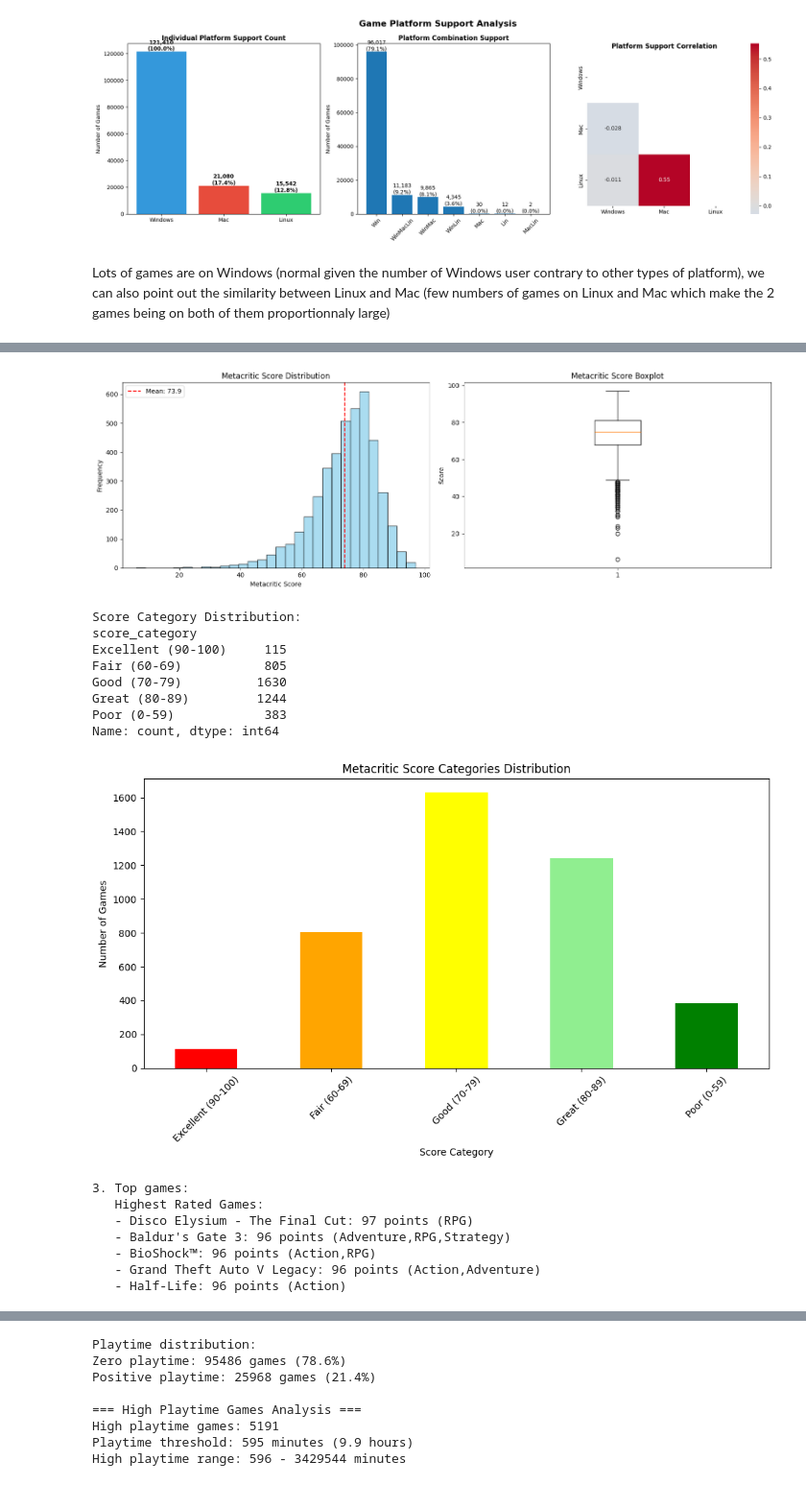
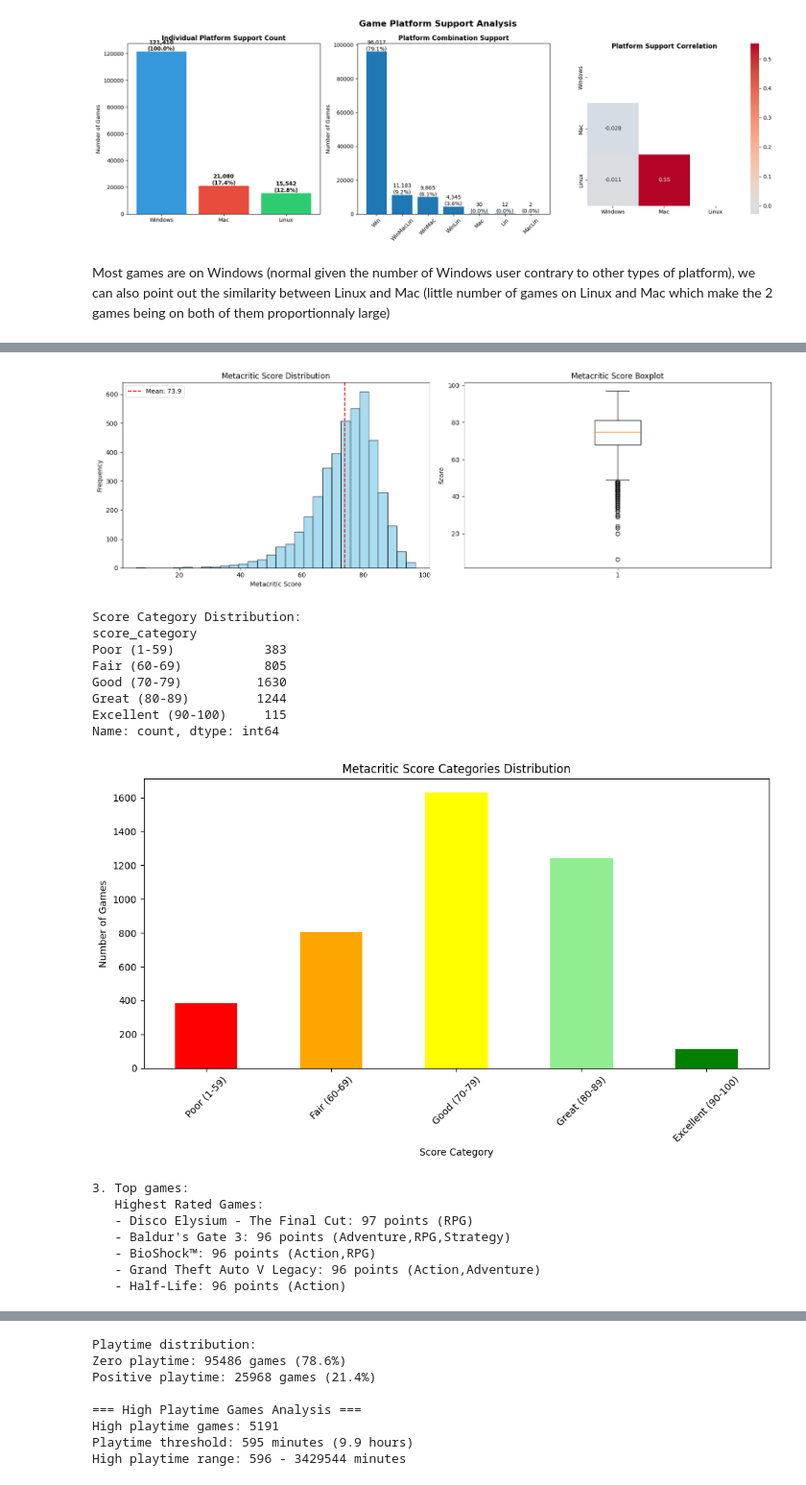
Before and after one commit to Thethomasbutnottheleast/Steam-Analyse, a Jupyter notebook: stream_python.ipynb, the cells around one changed output, grey strips where cells are left out. Shown at 96% size. Cells and saved outputs as stored; diff of their text form; code cells hidden in the pictures.

```diff
--- a/stream_python.ipynb
+++ b/stream_python.ipynb
@@ -360,14 +360,14 @@ print(data3['Achievements'].describe())
 
 data3['achievement_group'] = pd.cut(
     data3['Achievements'],
-    bins=[-1, 0, 5, 10, 20, 50, 100, 500, 10000],
-    labels=['0', '1-5', '6-10', '11-20', '21-50', '51-100', '101-500', '500+']
+    bins=[-1, 0, 5, 10, 20, 50, 100, 10000],
+    labels=['0', '1-5', '6-10', '11-20', '21-50', '51-100', '100+']
 )
 
 fig, ((ax1, ax2)) = plt.subplots(1, 2, figsize=(16, 12))
 fig.suptitle('Achievement Count Statistics', fontsize=16, fontweight='bold')
 
-group_order = ['0', '1-5', '6-10', '11-20', '21-50', '51-100', '101-500', '500+']
+group_order = ['0', '1-5', '6-10', '11-20', '21-50', '51-100', '100+']
 group_counts = data3['achievement_group'].value_counts().reindex(group_order)
 
 bars = ax1.bar(group_order, group_counts, color=plt.cm.viridis(np.linspace(0, 1, len(group_order))))
@@ -394,7 +394,7 @@ plt.tight_layout()
 plt.show()
 
 print("\n=== Average Values by Achievement Group ===")
-achievement_groups = data3[data3['Achievements'] > 0].groupby('achievement_group', observed=False)
+achievement_groups = data3.groupby('achievement_group', observed=False)
 group_stats = achievement_groups.agg({
     'Price': 'mean',
     'Metacritic score': 'mean',
@@ -498,7 +500,7 @@ plt.show()
 # %% [output]
 [figure]
 # %% [markdown]
-Lots of games are on Windows (normal given the number of Windows user contrary to other types of platform), we can also point out the similarity between Linux and Mac (few numbers of games on Linux and Mac which make the 2 games being on both of them proportionnaly large)
+Most games are on Windows (normal given the number of Windows user contrary to other types of platform), we can also point out the similarity between Linux and Mac (little number of games on Linux and Mac which make the 2 games being on both of them proportionnaly large)
 # %%
 # Filter out data with metacritic_score of 0 (indicating no rating)
 df_metacritic = data3[data3['Metacritic score'] > 0].copy()
@@ -541,14 +543,17 @@ def score_category(score):
     elif score >= 60:
         return 'Fair (60-69)'
     else:
-        return 'Poor (0-59)'
+        return 'Poor (1-59)'
 
 df_metacritic['score_category'] = df_metacritic['Metacritic score'].apply(score_category)
-
+#classer les colonnes de l'histogramme dans l'ordre:
+score_order = ['Poor (1-59)', 'Fair (60-69)', 'Good (70-79)', 'Great (80-89)', 'Excellent (90-100)']
+df_metacritic['score_category'] = pd.Categorical(df_metacritic['score_category'], categories=score_order, ordered=True)
 # Score category distribution
 score_dist = df_metacritic['score_category'].value_counts().sort_index()
 print("Score Category Distribution:")
 print(score_dist)
+#enlever .sort_index()?
 
 # Visualize score categories
 plt.figure(figsize=(10, 6))
@@ -560,36 +565,36 @@ plt.xticks(rotation=45)
 plt.tight_layout()
 plt.show()
 
 print(f"\n3. Top games:")
 top_games = df_metacritic.nlargest(5, 'Metacritic score')[['Name', 'Metacritic score', 'Genres']]
 print("   Highest Rated Games:")
 for idx, row in top_games.iterrows():
     print(f"   - {row['Name']}: {row['Metacritic score']} points ({row['Genres']})")
 # %% [output]
 Total number of games: 121454
 Number of games with Metacritic scores: 4177
 Percentage of games with scores: 3.44%
 
 Metacritic Score Statistics:
 count    4177.000000
 mean       73.857553
 std        10.260475
 min         6.000000
 25%        68.000000
 50%        75.000000
 75%        81.000000
 max        97.000000
 Name: Metacritic score, dtype: float64
 [figure]
 Score Category Distribution:
 score_category
-Excellent (90-100)     115
+Poor (1-59)            383
 Fair (60-69)           805
 Good (70-79)          1630
 Great (80-89)         1244
-Poor (0-59)            383
+Excellent (90-100)     115
 Name: count, dtype: int64
-[figure, old version]
+[figure, new version]
 3. Top games:
    Highest Rated Games:
    - Disco Elysium - The Final Cut: 97 points (RPG)
```
Also changed, not shown: parts of 31 cells of this notebook, 1 other file.
